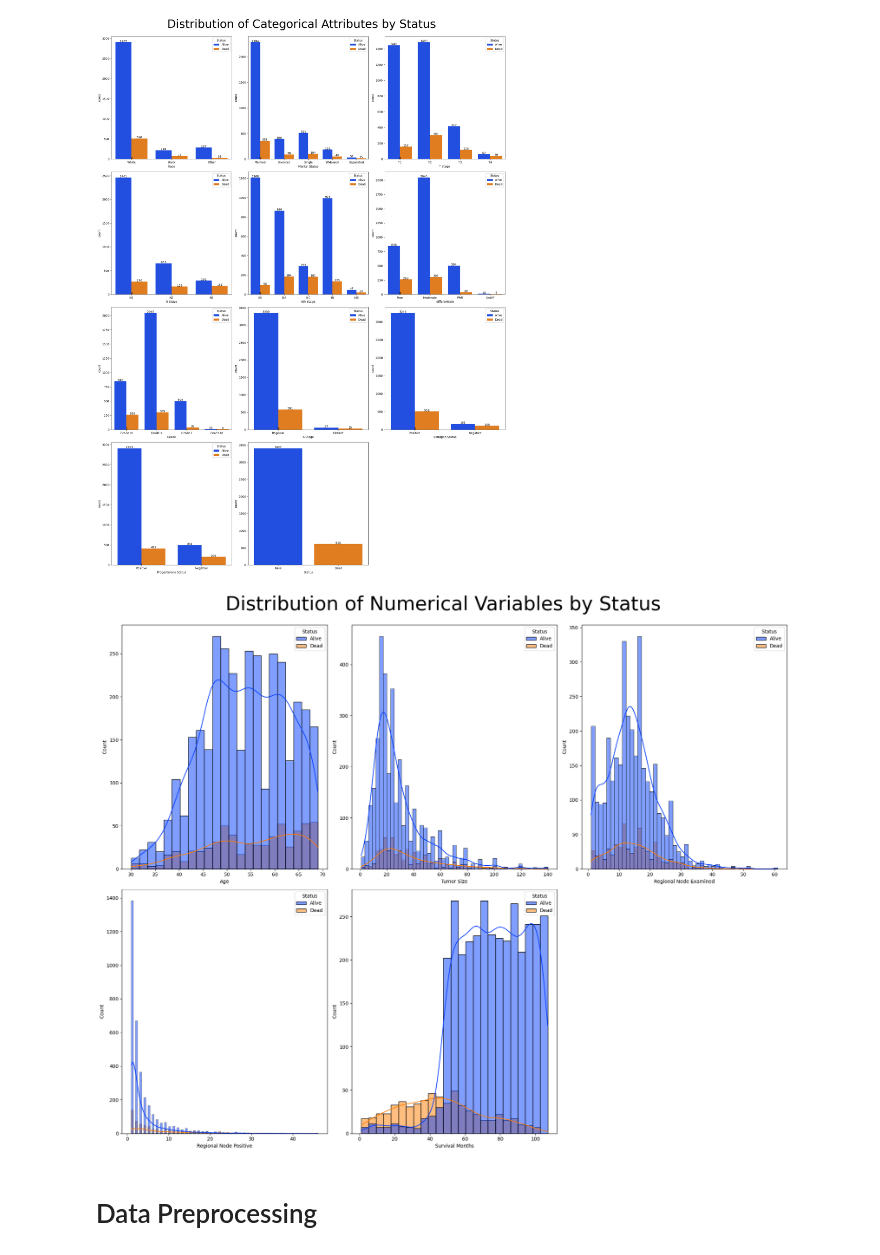
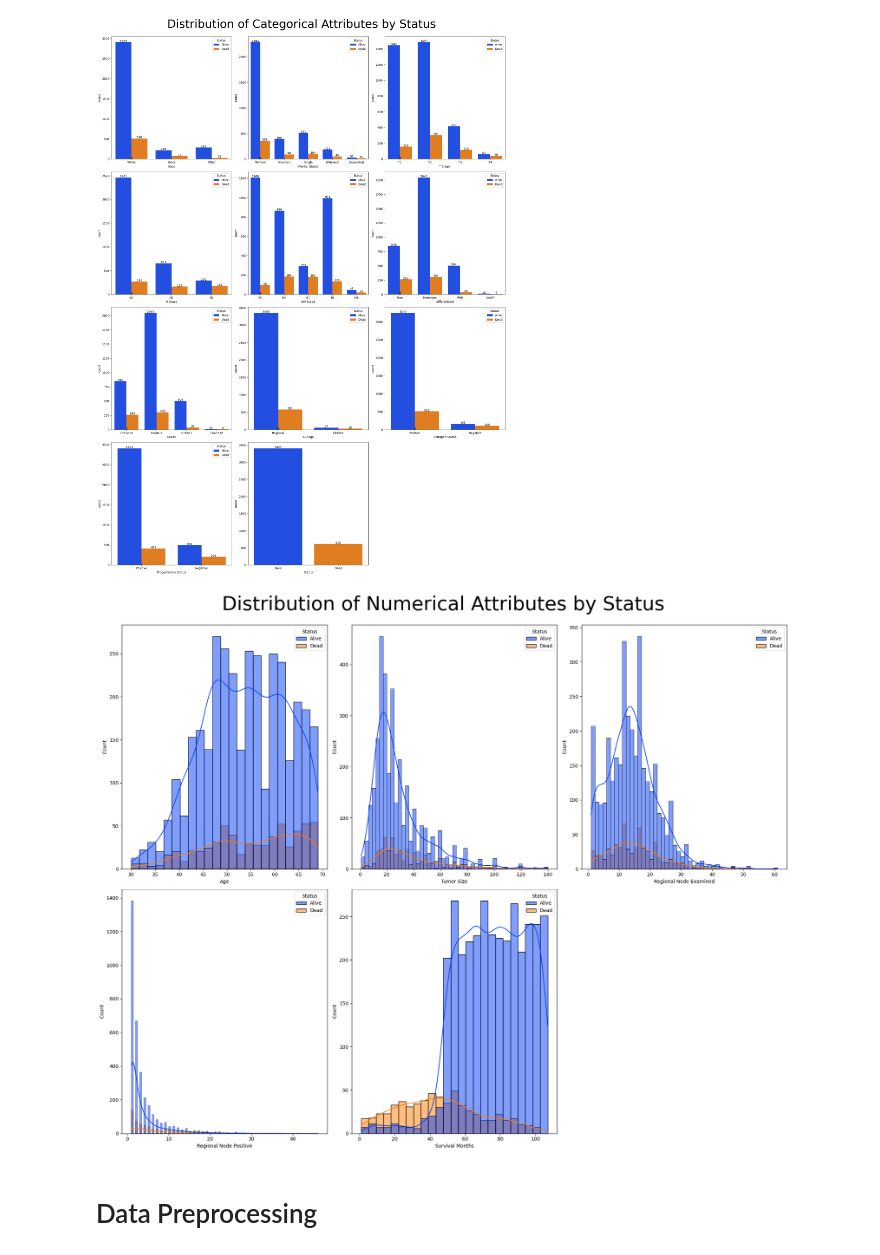
Before and after one commit to DRobbie39/MachineLearning_FinalExam, a Jupyter notebook: Naive Bayes.ipynb, the cells around one changed output. Saved outputs shown, nothing was run; the diff lists cells and outputs as text; code cells hidden in the pictures.

```diff
--- a/Naive Bayes.ipynb
+++ b/Naive Bayes.ipynb
@@ -234,20 +234,20 @@ plt.show()
 # %%
 plt.figure(figsize=(20, 16))
 plotnumber = 1
 
 # Loop through each column in the dataframe
 for col in num_cols:
     plt.subplot(2, 3, plotnumber)
     sns.histplot(data=data, x=col, hue='Status', kde=True, palette='bright')  # Use 'hue' to differentiate by target
     plt.xlabel(col)
     plotnumber += 1
 
 # Set the main title and adjust layout
-plt.suptitle('Distribution of Numerical Variables by Status', fontsize=40, y=1)
+plt.suptitle('Distribution of Numerical Attributes by Status', fontsize=40, y=1)
 plt.tight_layout()
 plt.show()
 # %% [output]
-[figure, old version]
+[figure, new version]
 # %% [markdown]
 # Data Preprocessing
 # %%
```
